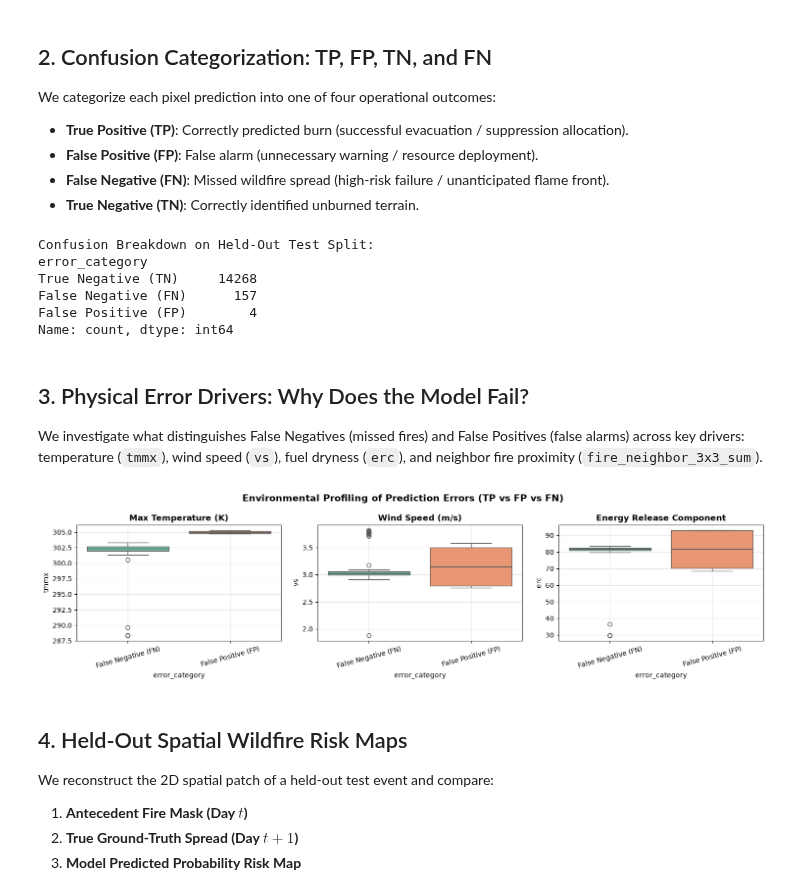
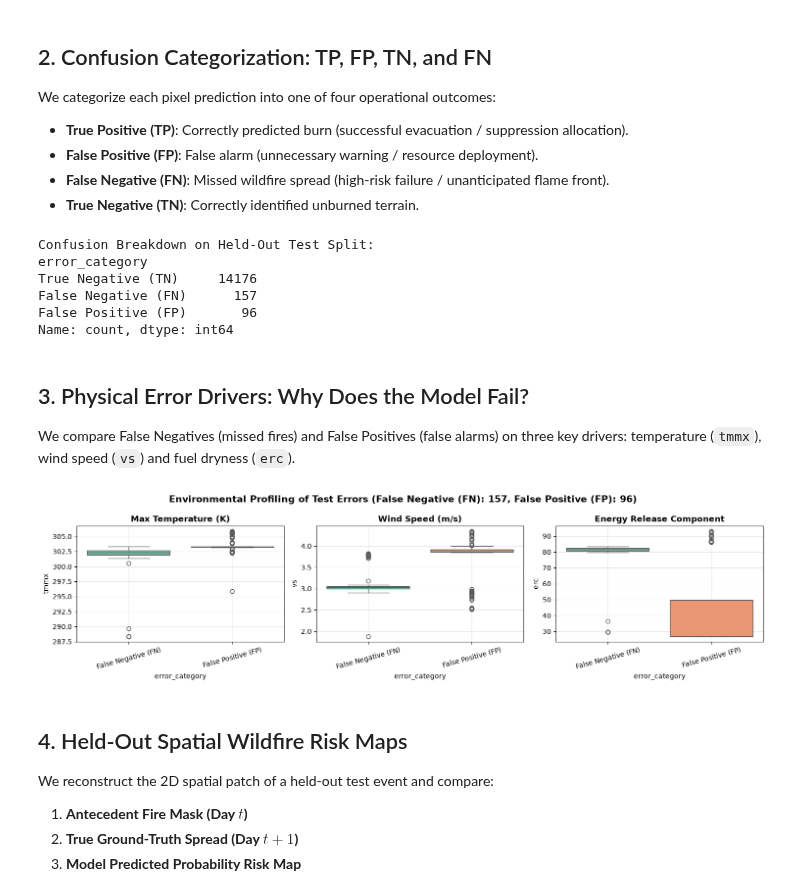
Before and after one commit to connectwithvanshika/TensorTitans_SectionC, a Jupyter notebook: notebooks/07_error_analysis_and_risk_maps.ipynb, the cells around one changed output. Saved outputs shown, nothing was run; the diff lists cells and outputs as text; code cells hidden in the pictures.

```diff
--- a/notebooks/07_error_analysis_and_risk_maps.ipynb
+++ b/notebooks/07_error_analysis_and_risk_maps.ipynb
@@ -30,6 +30,8 @@ os.makedirs(fig_dir, exist_ok=True)
 test_preds = pd.read_csv(os.path.join(pred_dir, "test_predictions.csv"))
 test_features = pd.read_csv(os.path.join(processed_dir, "test_features.csv"))
 
-merged_test = pd.concat([test_features, test_preds[["y_prob", "y_pred"]]], axis=1)
-print(f"Loaded {len(merged_test)} held-out test predictions.")
+merged_test = test_features.merge(test_preds[["patch_id", "row", "col", "y_true", "y_prob", "y_pred"]], on=["patch_id", "row", "col"], how="inner")
+assert len(merged_test) == len(test_features) == len(test_preds)
+assert (merged_test["y_true"] == merged_test["FireMask"]).all()
+print(f"Loaded {len(merged_test)} held-out test predictions, matched to pixels by patch_id, row and col.")
 # %% [output]
@@ -61,36 +63,41 @@ print(category_counts)
 # %% [output]
 Confusion Breakdown on Held-Out Test Split:
 error_category
-True Negative (TN)     14268
+True Negative (TN)     14176
 False Negative (FN)      157
-False Positive (FP)        4
+False Positive (FP)       96
 Name: count, dtype: int64
 # %% [markdown]
 ## 3. Physical Error Drivers: Why Does the Model Fail?
-We investigate what distinguishes False Negatives (missed fires) and False Positives (false alarms) across key drivers:
-temperature (`tmmx`), wind speed (`vs`), fuel dryness (`erc`), and neighbor fire proximity (`fire_neighbor_3x3_sum`).
+We compare False Negatives (missed fires) and False Positives (false alarms) on three key drivers: temperature (`tmmx`), wind speed (`vs`) and fuel dryness (`erc`).
 # %%
 error_df = merged_test[merged_test["error_category"].isin(["True Positive (TP)", "False Positive (FP)", "False Negative (FN)"])].copy()
+error_counts = error_df["error_category"].value_counts()
 
-if len(error_df) > 0 and len(error_df["error_category"].unique()) > 1:
+title_parts = []
+for name, count in error_counts.items():
+    title_parts.append(f"{name}: {count}")
+title_text = ", ".join(title_parts)
+
+if len(error_df) > 0 and len(error_counts) > 1:
     fig, axes = plt.subplots(1, 3, figsize=(15, 4))
     vars_to_plot = [("tmmx", "Max Temperature (K)"), ("vs", "Wind Speed (m/s)"), ("erc", "Energy Release Component")]
 
     for idx, (var, title) in enumerate(vars_to_plot):
         sns.boxplot(x="error_category", y=var, data=error_df, ax=axes[idx], palette="Set2", hue="error_category", legend=False)
         axes[idx].set_title(title, fontweight="bold")
         axes[idx].grid(True, alpha=0.3)
         axes[idx].tick_params(axis="x", rotation=15)
 
-    plt.suptitle("Environmental Profiling of Prediction Errors (TP vs FP vs FN)", fontsize=14, fontweight="bold")
+    plt.suptitle(f"Environmental Profiling of Test Errors ({title_text})", fontsize=14, fontweight="bold")
     plt.tight_layout()
     plt.savefig(os.path.join(fig_dir, "error_drivers_analysis.png"), dpi=200)
     plt.show()
 else:
     print("Insufficient minority error counts in sampled subset to generate multi-class boxplots; reporting statistical summary:")
     display(merged_test.groupby("error_category")[["tmmx", "vs", "erc", "y_prob"]].mean())
 # %% [output]
-[figure, old version]
+[figure, new version]
 # %% [markdown]
 ## 4. Held-Out Spatial Wildfire Risk Maps
 We reconstruct the 2D spatial patch of a held-out test event and compare:
```
Also changed, not shown: parts of 3 cells of this notebook, 52 other files.
